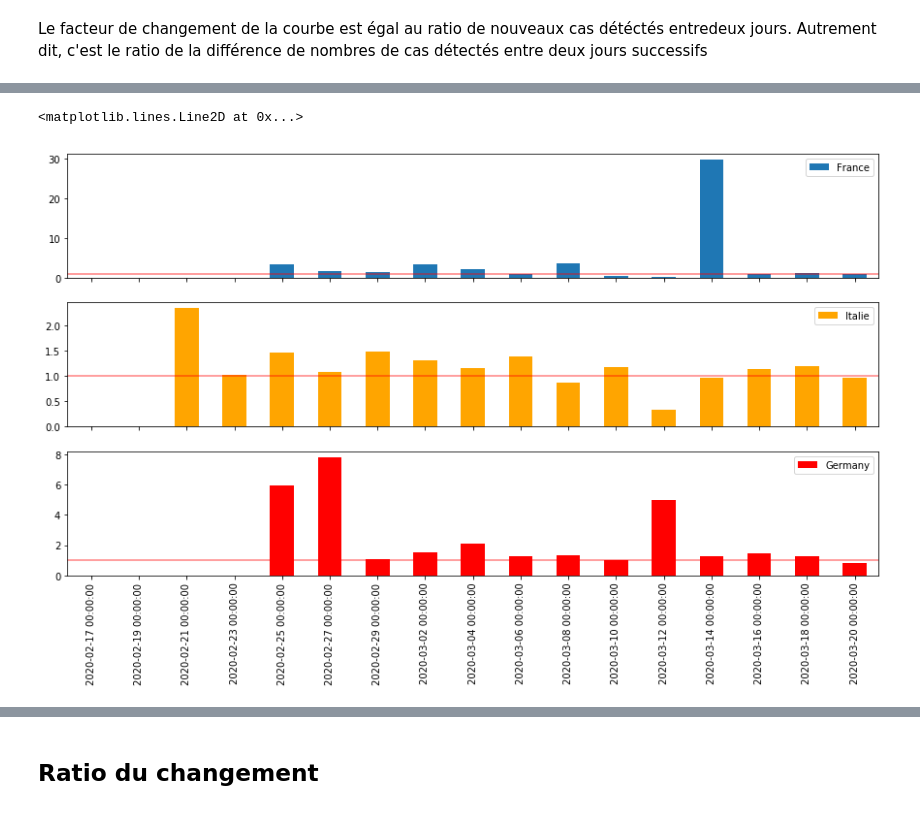
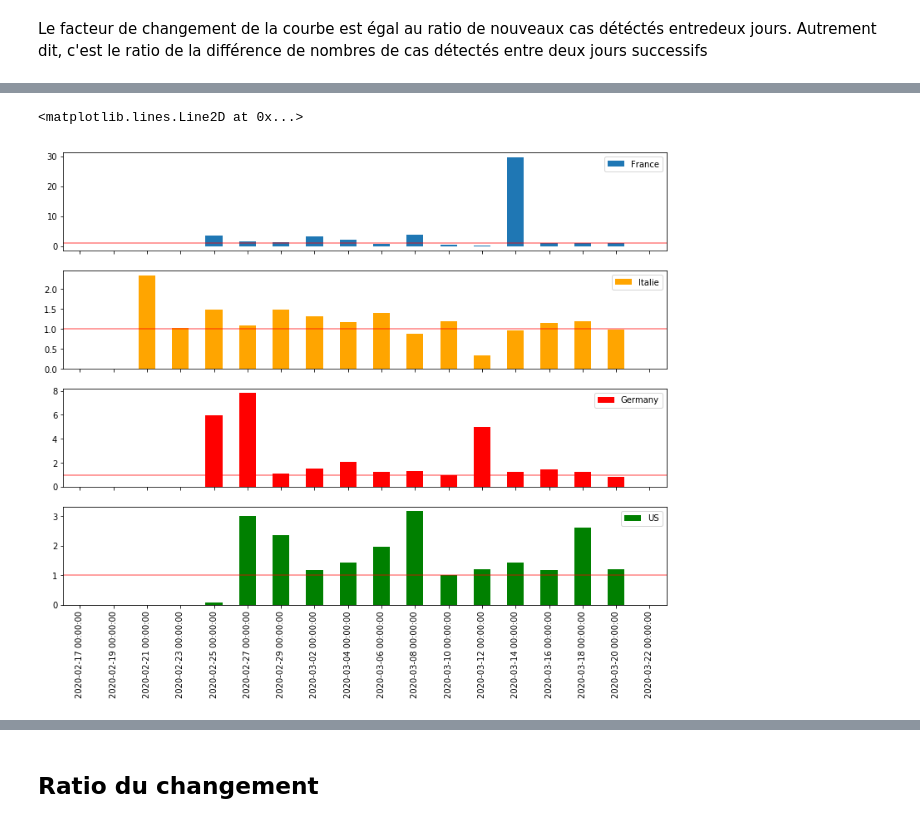
Before and after one commit to AmineDiro/Prediction-COVID19-France-, a Jupyter notebook: Prediction_saturation.ipynb, the cells around one changed output, grey strips where cells are left out. Saved outputs shown, nothing was run; the diff lists cells and outputs as text; code cells hidden in the pictures.

```diff
--- a/Prediction_saturation.ipynb
+++ b/Prediction_saturation.ipynb
@@ -174,19 +166,26 @@ La moyenne d accélération mondiale : 1.462427883557211
 # %%
-fig, ax = plt.subplots(3, 1, figsize=(15, 8),sharex=True)
+fig, ax = plt.subplots(4, 1, figsize=(13, 10),sharex=True)
 
 growth(f_confirmed_new['2020-02-17':]).resample('2D').mean().plot.bar(ax=ax[0], label="France",rot=90)
+f_grow =growth(f_confirmed_new['2020-02-17':]).resample('2D').mean()
+
 growth(i_confirmed['2020-02-17':]).resample('2D').mean().plot.bar(ax=ax[1], label="Italie",color='orange',rot=90)
 growth(ger_confirmed['2020-02-17':]).resample('2D').mean().plot.bar(ax=ax[2], label="Germany",color='red',rot=90)
+growth(us_confirmed['2020-02-17':]).resample('2D').mean().plot.bar(ax=ax[3], label="US",color='Green',rot=90)
 
 
 ax[0].legend(loc="best")
+
 ax[0].axhline(y=1, color="red", alpha=0.5)
 
 ax[1].legend(loc="best")
 ax[1].axhline(y=1, color="red", alpha=0.5)
 
 ax[2].legend(loc="best")
 ax[2].axhline(y=1, color="red", alpha=0.5)
+
+ax[3].legend(loc="best")
+ax[3].axhline(y=1, color="red", alpha=0.5)
 # %% [output]
 <matplotlib.lines.Line2D at 0x...>
-[figure, old version]
+[figure, new version]
```
Also changed, not shown: parts of 22 cells of this notebook, 1 other file.
